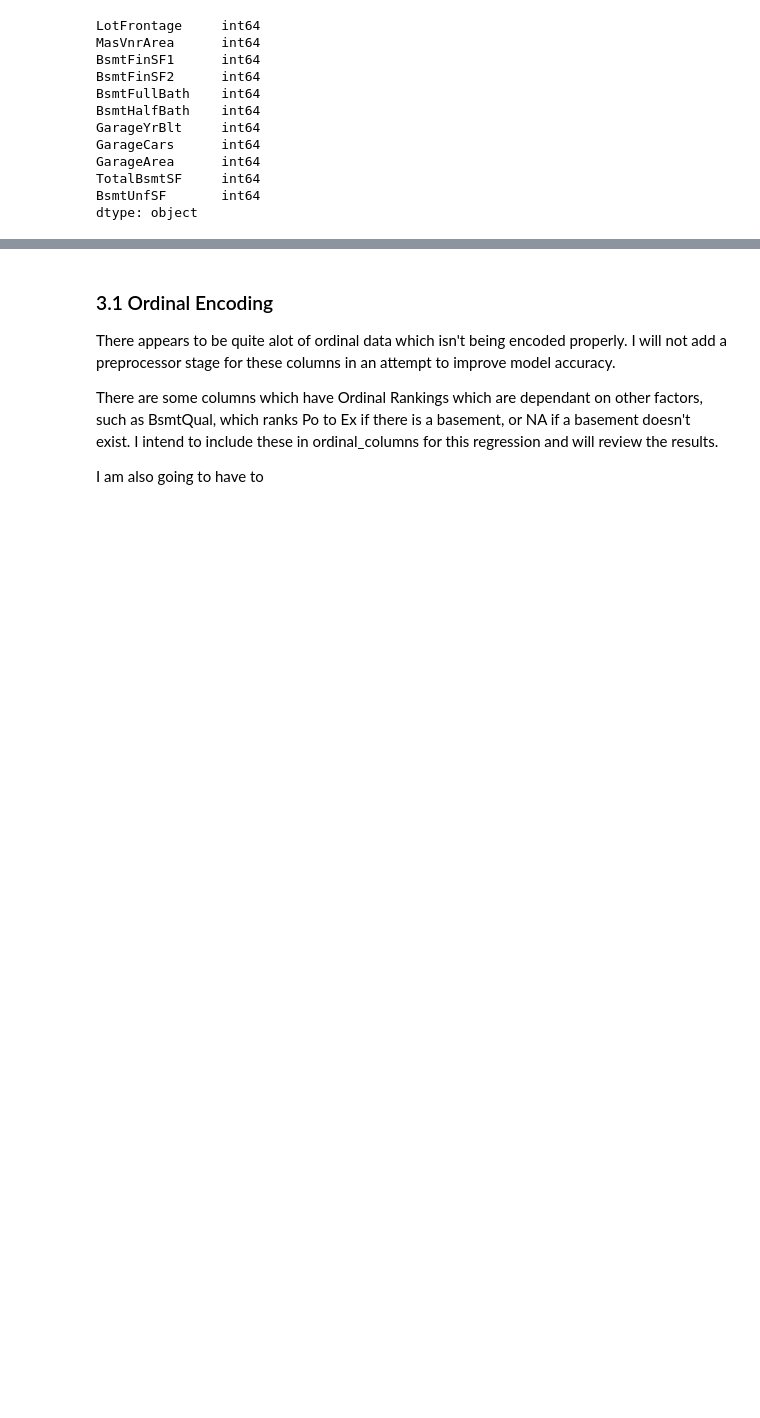
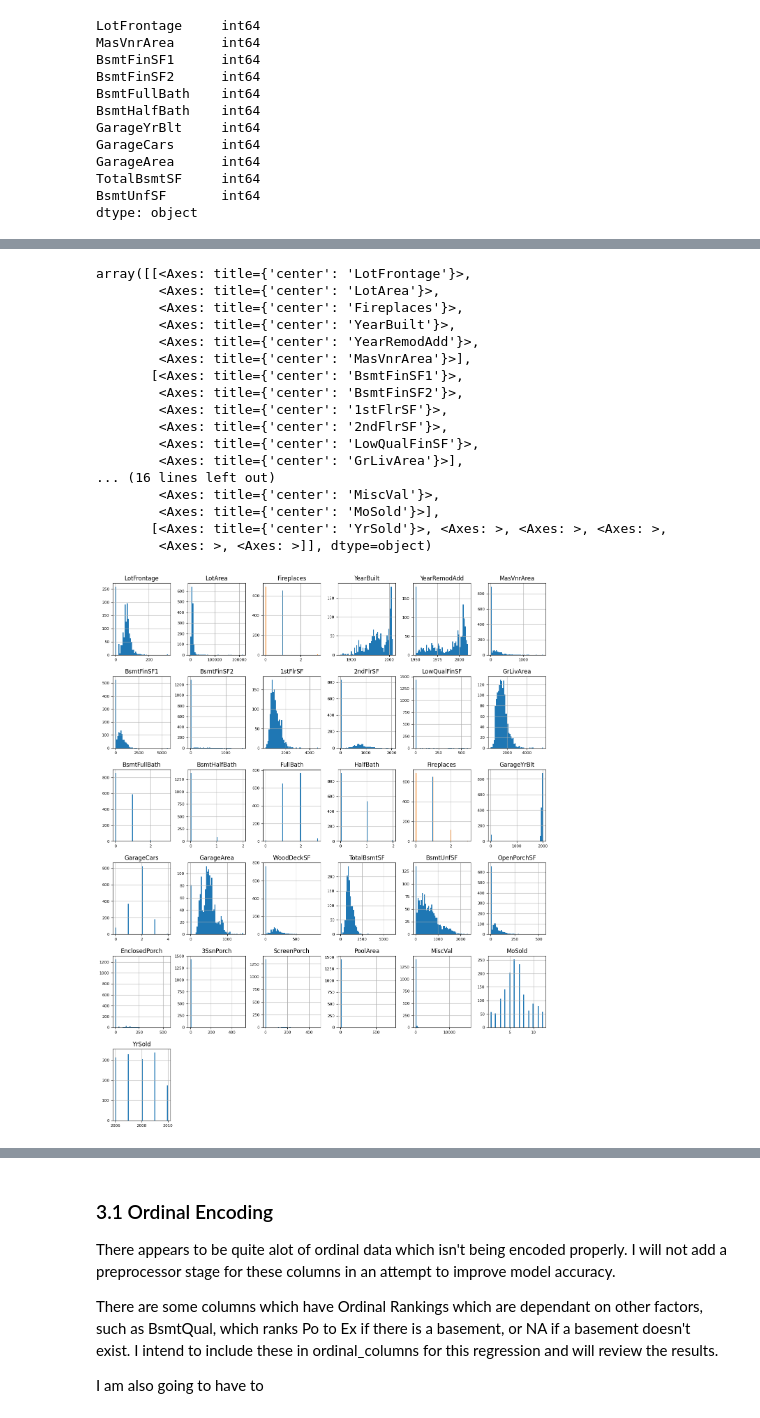
Before and after one commit to Mark-Barbaric/Kaggle, a Jupyter notebook: housing/housing_workbook_v1.ipynb, the cells around one changed output, grey strips where cells are left out. Drawn from its saved outputs; the diff is of its cells as text; code cells hidden in the pictures; blank space fills up the shorter version.

```diff
--- a/housing/housing_workbook_v1.ipynb
+++ b/housing/housing_workbook_v1.ipynb
@@ -106,9 +115,4 @@ Length: 79, dtype: object
 ### 1.3 Replacing numerical_cols NA Values with 0
 # %% [markdown]
 Looks like this is being caused by the fact there are some entries which have NA, which I assume apply to houses that don't meet the criteria ie. if you don't have a Masonry Veneer then this is being recorded as NA. I am going to preprocess this so all numerical dtypes which have NA entries replace these with 0, as having zero area is the same thing has not having that feature in your property.
-# %%
-actual_numerical_cols = ['LotFrontage', 'LotArea', 'Fireplaces', 'YearBuilt', 'YearRemodAdd', 'MasVnrArea', 'BsmtFinSF1', 'BsmtFinSF2',
-                         '1stFlrSF', '2ndFlrSF', 'LowQualFinSF', 'GrLivArea', 'BsmtFullBath', 'BsmtHalfBath', 'FullBath', 'HalfBath',
-                         'Fireplaces', 'GarageYrBlt', 'GarageCars', 'GarageArea', 'WoodDeckSF', 'TotalBsmtSF', 'BsmtUnfSF',
-                         'OpenPorchSF', 'EnclosedPorch', '3SsnPorch', 'ScreenPorch', 'PoolArea', 'MiscVal', 'MoSold', 'YrSold']
 # %%
@@ -295,0 +211,3 @@ output_preds(X_test, preds_test, 'v1')
+# %%
+train_numerical_df = train_df[actual_numerical_cols]
+train_numerical_df.head()
@@ -295,0 +236,21 @@ output_preds(X_test, preds_test, 'v1')
+# %%
+train_numerical_df.hist(figsize=(16, 20), bins=50, xlabelsize=8, ylabelsize=8)
+# %% [output]
+array([[<Axes: title={'center': 'LotFrontage'}>,
+        <Axes: title={'center': 'LotArea'}>,
+        <Axes: title={'center': 'Fireplaces'}>,
+        <Axes: title={'center': 'YearBuilt'}>,
+        <Axes: title={'center': 'YearRemodAdd'}>,
+        <Axes: title={'center': 'MasVnrArea'}>],
+       [<Axes: title={'center': 'BsmtFinSF1'}>,
+        <Axes: title={'center': 'BsmtFinSF2'}>,
+        <Axes: title={'center': '1stFlrSF'}>,
+        <Axes: title={'center': '2ndFlrSF'}>,
+        <Axes: title={'center': 'LowQualFinSF'}>,
+        <Axes: title={'center': 'GrLivArea'}>],
+... (16 lines left out)
+        <Axes: title={'center': 'MiscVal'}>,
+        <Axes: title={'center': 'MoSold'}>],
+       [<Axes: title={'center': 'YrSold'}>, <Axes: >, <Axes: >, <Axes: >,
+        <Axes: >, <Axes: >]], dtype=object)
+[figure, added]
```
Also changed, not shown: parts of 71 cells of this notebook, 2 other files.
